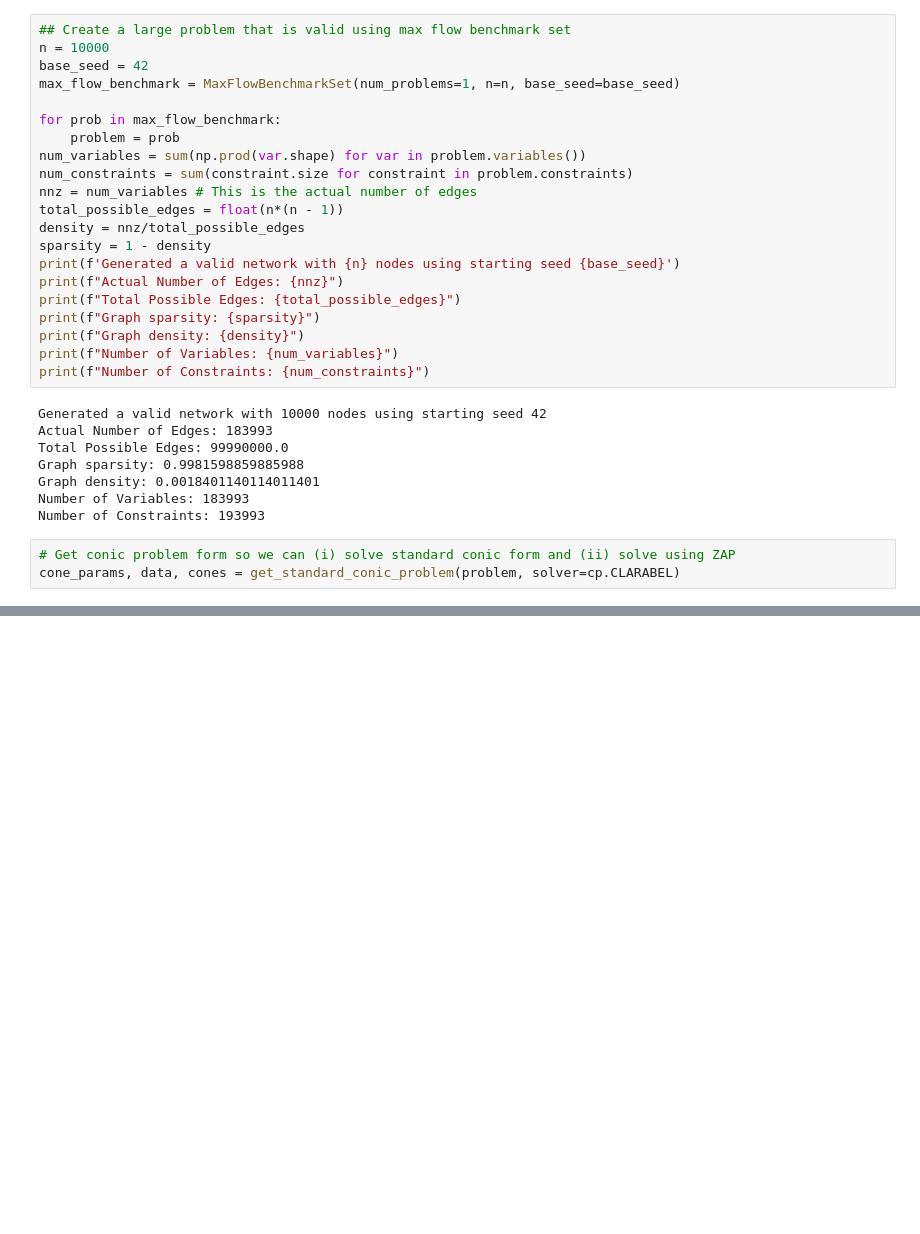
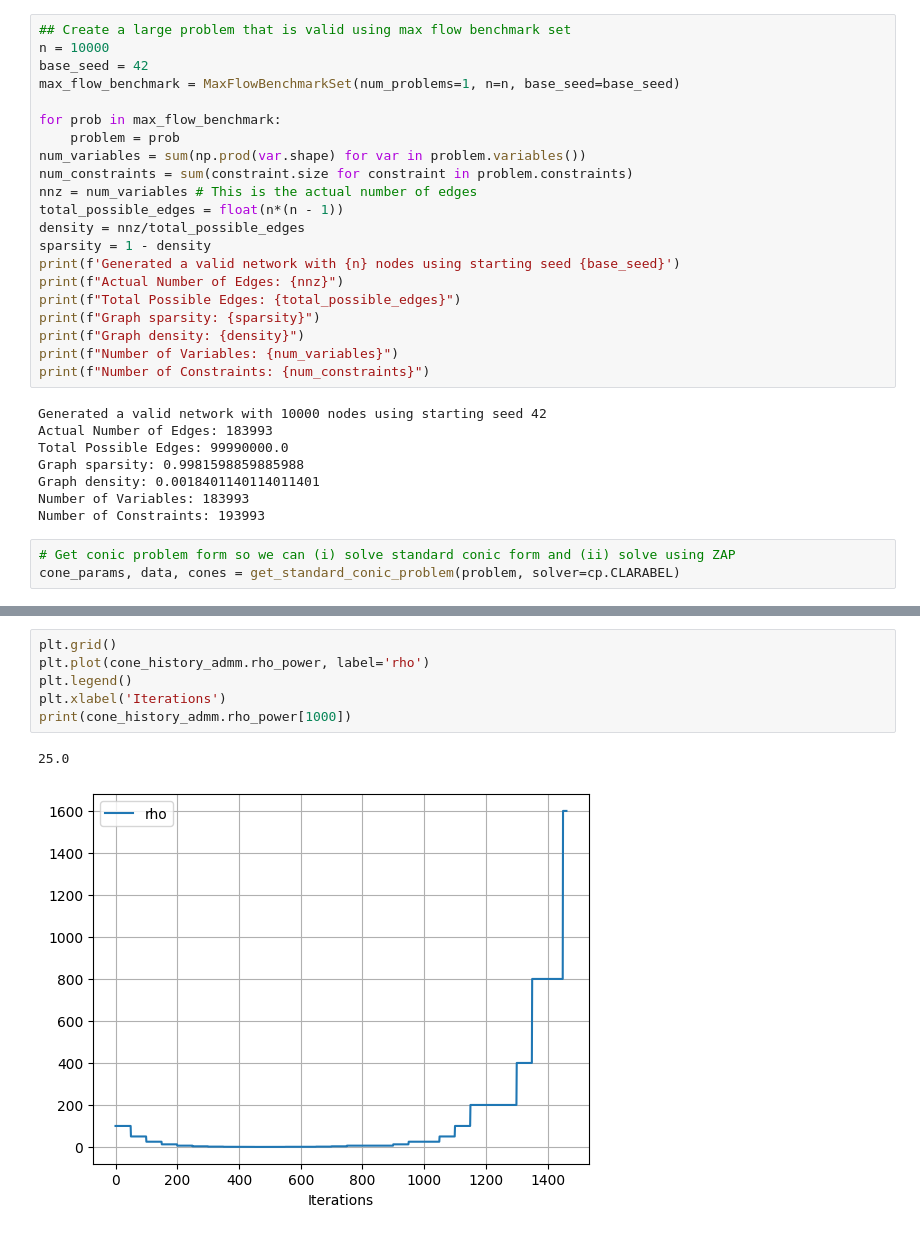
Before and after one commit to degleris1/zap, a Jupyter notebook: cone_notebooks/max_flow_tb.ipynb, the cells around one changed output, grey strips where cells are left out. Cells and saved outputs as stored; diff of their text form; blank space fills up the shorter version.

```diff
--- a/cone_notebooks/max_flow_tb.ipynb
+++ b/cone_notebooks/max_flow_tb.ipynb
@@ -127,0 +188,9 @@ Status: optimal
+# %%
+plt.grid()
+plt.plot(cone_history_admm.rho_power, label='rho')
+plt.legend()
+plt.xlabel('Iterations')
+print(cone_history_admm.rho_power[1000])
+# %% [output]
+25.0
+[figure, added]
```
Also changed, not shown: parts of 9 cells of this notebook, 4 other files.
